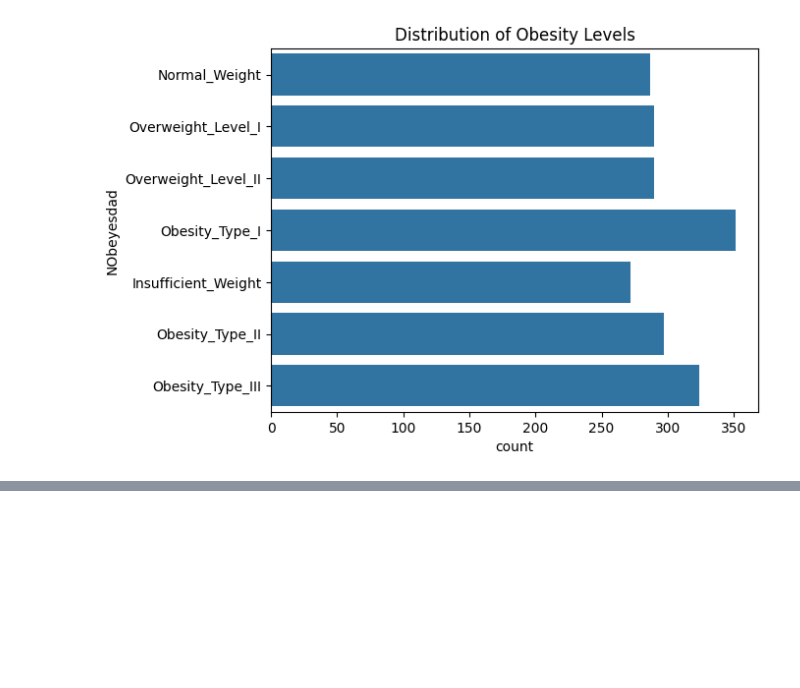
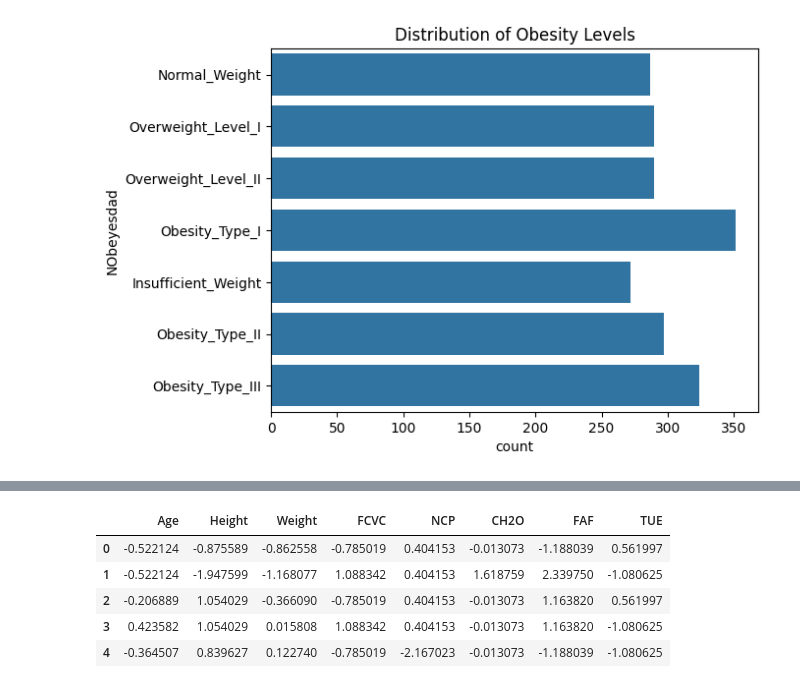
Before and after one commit to joneshshrestha/machine-learning-python, a Jupyter notebook: Classification/obesity-risk-prediction/obesity-risk-prediction.ipynb, the cells around one changed output, grey strips where cells are left out. Saved outputs shown, nothing was run; the diff lists cells and outputs as text; code cells hidden in the pictures; blank space fills up the shorter version.

```diff
--- a/Classification/obesity-risk-prediction/obesity-risk-prediction.ipynb
+++ b/Classification/obesity-risk-prediction/obesity-risk-prediction.ipynb
@@ -53,3 +53,18 @@ max      61.000000     1.980000  ...     3.000000     2.000000
 # %%
 # Preprocessing the data
 # feature scaling
+continuous_columns = df.select_dtypes(include=['float64']).columns
+
+scaler = StandardScaler()
+# .fit_transfrom gives numpy array, we then store it to a new variable standardized_continuous_columns
+standardized_continuous_columns = scaler.fit_transform(df[continuous_columns])
+# use use the get_feature_names_out to extract it's columns name and convert the standardized_continuous_columns into a dataframe
+standardized_vectors_df = pd.DataFrame(standardized_continuous_columns, columns=scaler.get_feature_names_out(continuous_columns))
+standardized_vectors_df.head()
+# %% [output]
+|  | Age | Height | Weight | FCVC | NCP | CH2O | FAF | TUE |
+| 0 | -0.522124 | -0.875589 | -0.862558 | -0.785019 | 0.404153 | -0.013073 | -1.188039 | 0.561997 |
+| 1 | -0.522124 | -1.947599 | -1.168077 | 1.088342 | 0.404153 | 1.618759 | 2.339750 | -1.080625 |
+| 2 | -0.206889 | 1.054029 | -0.366090 | -0.785019 | 0.404153 | -0.013073 | 1.163820 | 0.561997 |
+| 3 | 0.423582 | 1.054029 | 0.015808 | 1.088342 | 0.404153 | -0.013073 | 1.163820 | -1.080625 |
+| 4 | -0.364507 | 0.839627 | 0.122740 | -0.785019 | -2.167023 | -0.013073 | -1.188039 | -1.080625 |
```
Also changed, not shown: parts of 10 cells of this notebook, 1 other file.
